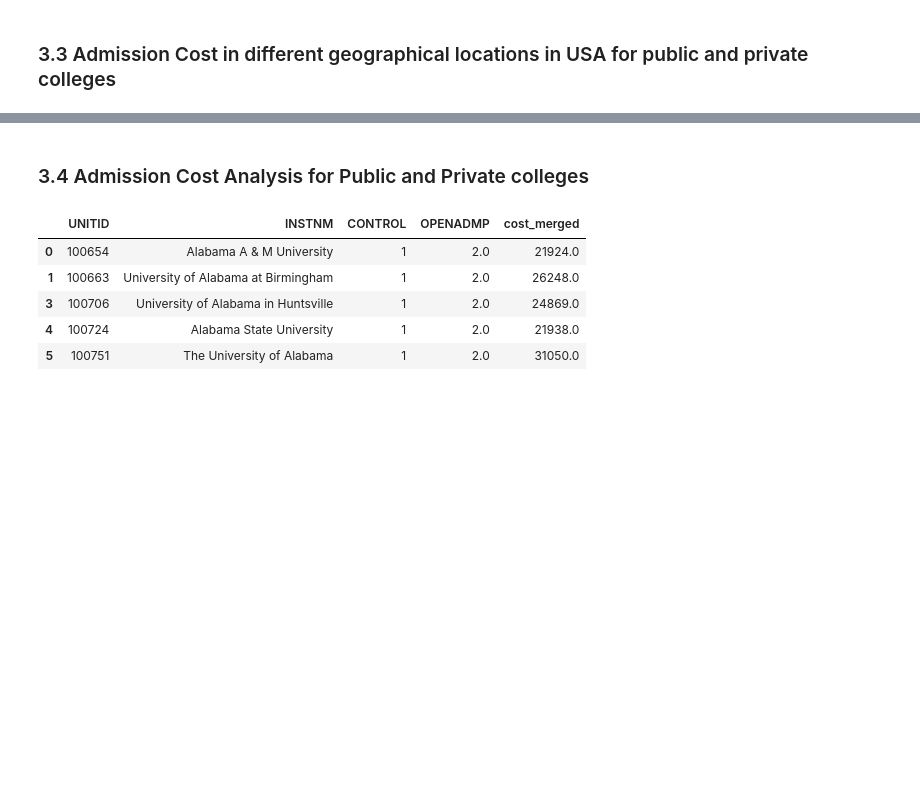
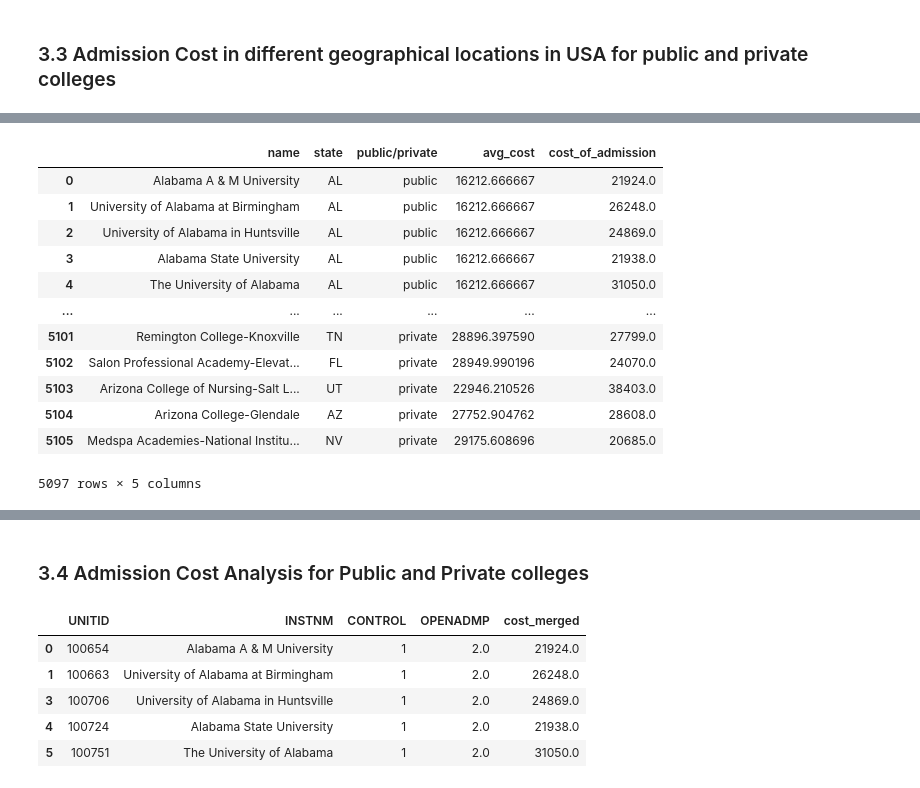
Before and after one commit to Wook22/Education_Institution_Data_Analysis, a Jupyter notebook: Education_Institution_Analysis.ipynb, the cells around one changed output, grey strips where cells are left out. Drawn from its saved outputs; the diff is of its cells as text; code cells hidden in the pictures; blank space fills up the shorter version.

```diff
--- a/Education_Institution_Analysis.ipynb
+++ b/Education_Institution_Analysis.ipynb
@@ -755,0 +834,35 @@ display(categories_2_3_map)
+# %%
+# Select relevant columns for institution type data
+institution_data = filter_data[["id", "name", "lat", "lng", "cost_of_admission", "public/private", "state"]]
+
+#combine the private institution types 2 & 3
+institution_data["public/private"] = institution_data["public/private"].replace(3, 2)
+
+# Calculate the average cost of admission per state per institution type
+institution_data["avg_cost"] = institution_data.groupby(["state", "public/private"])["cost_of_admission"].transform("mean")
+
+# Convert the values in the "public/private" column to strings
+institution_data["public/private"] = institution_data["public/private"].astype(str)
+
+# Replace the values using the replace() method
+institution_data["public/private"] = institution_data["public/private"].replace({"1.0": "public", "2.0": "private"})
+
+# filter data to show state, institution type, and avg cost
+filter_data = institution_data[["name","state","public/private","avg_cost","cost_of_admission"]]
+
+# Print the average cost by state and institution type
+filter_data
+# %% [output]
+|  | name | state | public/private | avg_cost | cost_of_admission |
+| 0 | Alabama A & M University | AL | public | 16212.666667 | 21924.0 |
+| 1 | University of Alabama at Birmingham | AL | public | 16212.666667 | 26248.0 |
+| 2 | University of Alabama in Huntsville | AL | public | 16212.666667 | 24869.0 |
+| 3 | Alabama State University | AL | public | 16212.666667 | 21938.0 |
+| 4 | The University of Alabama | AL | public | 16212.666667 | 31050.0 |
+| ... | ... | ... | ... | ... | ... |
+| 5101 | Remington College-Knoxville | TN | private | 28896.397590 | 27799.0 |
+| 5102 | Salon Professional Academy-Elevat... | FL | private | 28949.990196 | 24070.0 |
+| 5103 | Arizona College of Nursing-Salt L... | UT | private | 22946.210526 | 38403.0 |
+| 5104 | Arizona College-Glendale | AZ | private | 27752.904762 | 28608.0 |
+| 5105 | Medspa Academies-National Institu... | NV | private | 29175.608696 | 20685.0 |
+5097 rows × 5 columns
```
Also changed, not shown: parts of 15 cells of this notebook, 1 other file.
